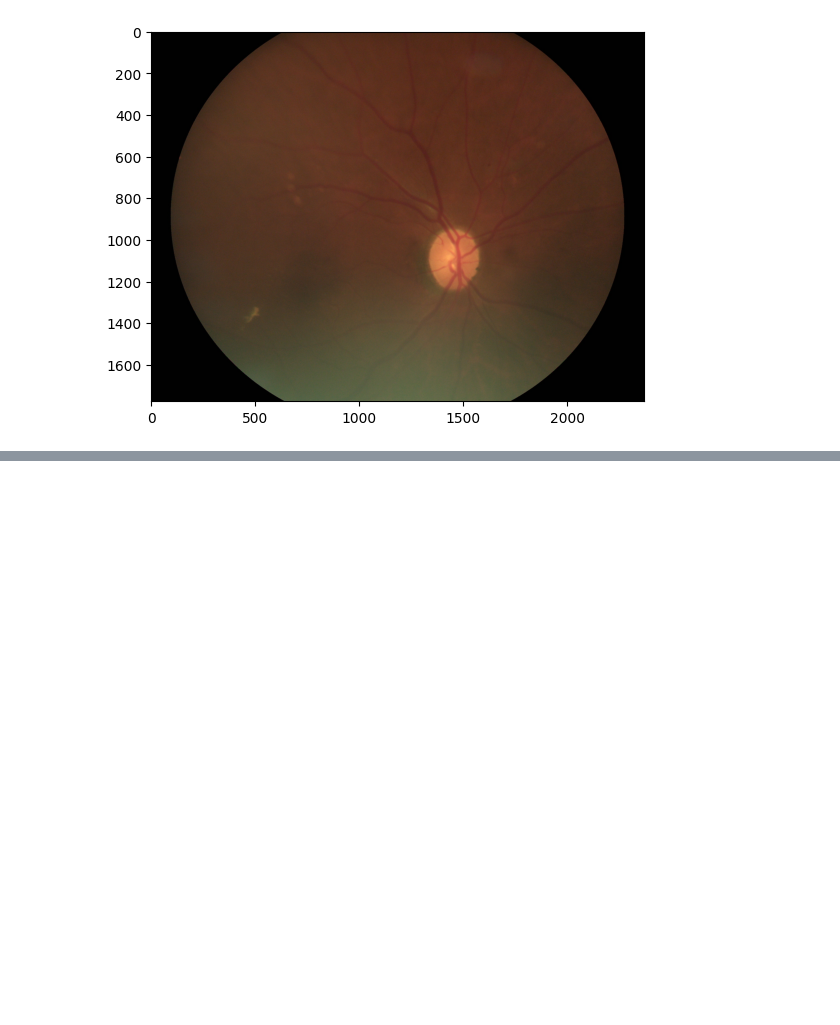
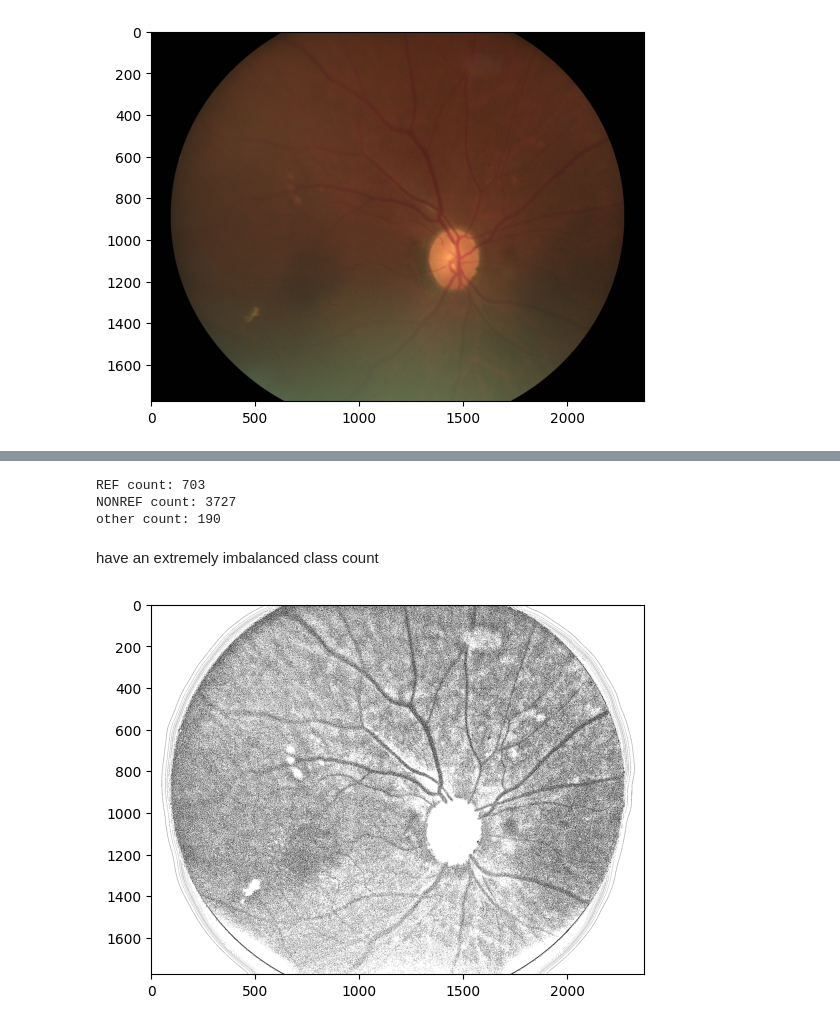
Before and after one commit to lcooke238/DiabeticRetinopathyML, a Jupyter notebook: code/exploration.ipynb, the cells around one changed output, grey strips where cells are left out. Saved outputs shown, nothing was run; the diff lists cells and outputs as text; code cells hidden in the pictures; blank space fills up the shorter version.

```diff
--- a/code/exploration.ipynb
+++ b/code/exploration.ipynb
@@ -30,0 +118,52 @@ plt.show()
+# %%
+# iterate through all images in dataset
+data_dir = os.path.join(os.getcwd(), "../data/SAUNAR/")
+img_dirs = [name for name in os.listdir(data_dir) if os.path.isdir(data_dir + name)]
+ref_count = 0
+nonref_count = 0
+other_count = 0
+for d in img_dirs:
+    # process and store nonref images from the 01 and 02 folders
+    if d[:2] == "01" or d[:2] == "02":
+        for i in os.listdir(data_dir + d):
+            nonref_count += 1
+    # process and store non-classifiable images from 00 and 10 folders
+    elif d[:2] == "00" or d[:2] == "10":
+        for i in os.listdir(data_dir + d):
+            other_count += 1
+    # process and store ref images from all other folders
+    else:
+        for i in os.listdir(data_dir + d):
+            ref_count += 1
+print(f"REF count: {ref_count}")
+print(f"NONREF count: {nonref_count}")
+print(f"other count: {other_count}")
+# %% [output]
+REF count: 703
+NONREF count: 3727
+other count: 190
+# %% [markdown]
+have an extremely imbalanced class count
+# %%
+# Preprocess(img: string): given filepath img to an image, returns the preprocessed cv2 image object
+    # throws invalidArgument error if img is not a valid path
+def Preprocess(img):
+    try:
+        i = cv2.imread(img)
+        img_gray = cv2.cvtColor(i, cv2.COLOR_BGR2GRAY)
+        img_hcontrast = cv2.equalizeHist(img_gray)
+        blur = cv2.GaussianBlur(img_hcontrast, (0,0), sigmaX=33, sigmaY=33)
+        divide = cv2.divide(img_hcontrast, blur, scale=255)
+        th3 = cv2.adaptiveThreshold(divide,255,cv2.ADAPTIVE_THRESH_GAUSSIAN_C,\
+            cv2.THRESH_BINARY,11,2)
+        return th3
+    except:
+        raise ValueError(f"input {img} is not a valid filepath.")
+# %%
+data_dir = os.path.join(os.getcwd(), "../data/SAUNAR/")
+img_dirs = [data_dir + name for name in os.listdir(data_dir) if os.path.isdir(data_dir + name)]
+sample_img = os.path.join(img_dirs[0],os.listdir(img_dirs[0])[0])
+imgplot = plt.imshow(Preprocess(sample_img), cmap="gray")
+plt.show()
+# %% [output]
+[figure, added]
```
Also changed, not shown: parts of 9 cells of this notebook, 3 other files.
